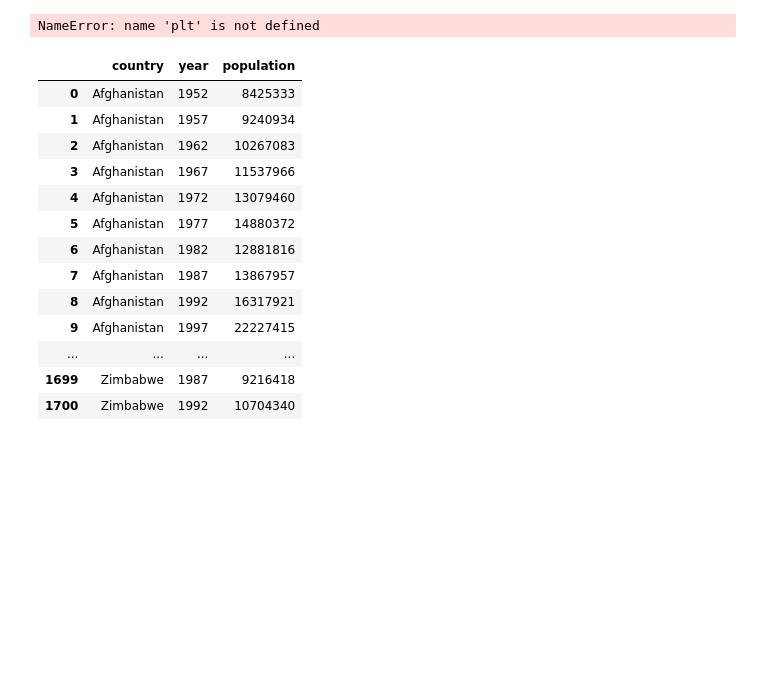
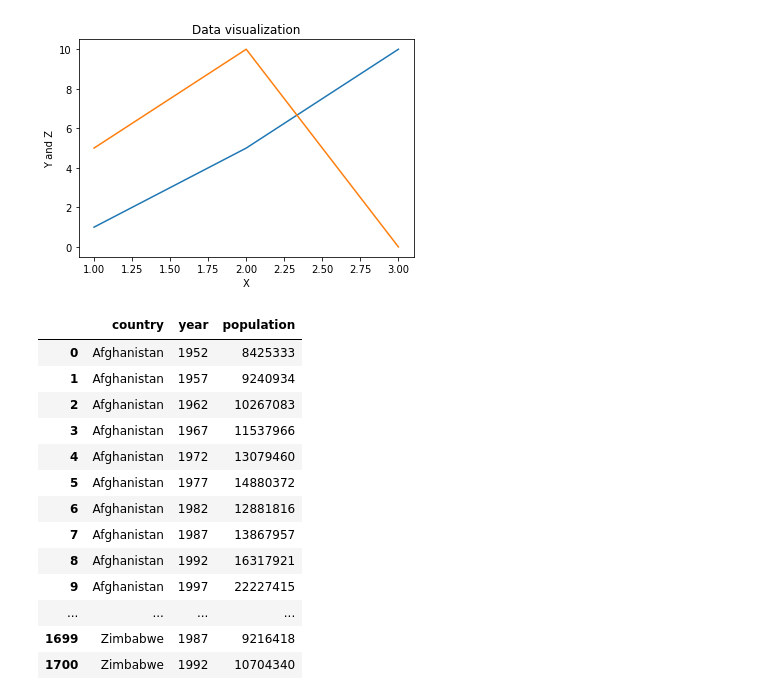
Before and after one commit to endormi/data-analysis, a Jupyter notebook: data.ipynb, the cells around one changed output. Saved outputs shown, nothing was run; the diff lists cells and outputs as text; code cells hidden in the pictures; blank space fills up the shorter version.

```diff
--- a/data.ipynb
+++ b/data.ipynb
@@ -5,15 +5,15 @@ from matplotlib import pyplot as plt
 # %%
 x = [1, 2, 3]
 y = [1, 5, 10]
 z = [5, 10, 0]
 plt.plot(x, y)
 plt.plot(x, z)
-plt.title("Data visualization & Analysis")
+plt.title("Data visualization")
 plt.xlabel("X")
 plt.ylabel("Y and Z")
 plt.show()
 # %% [output]
-NameError: name 'plt' is not defined
+[figure, added]
 # %%
 countries_data = pd.read_csv('data/countries.csv')
 # %%
```
